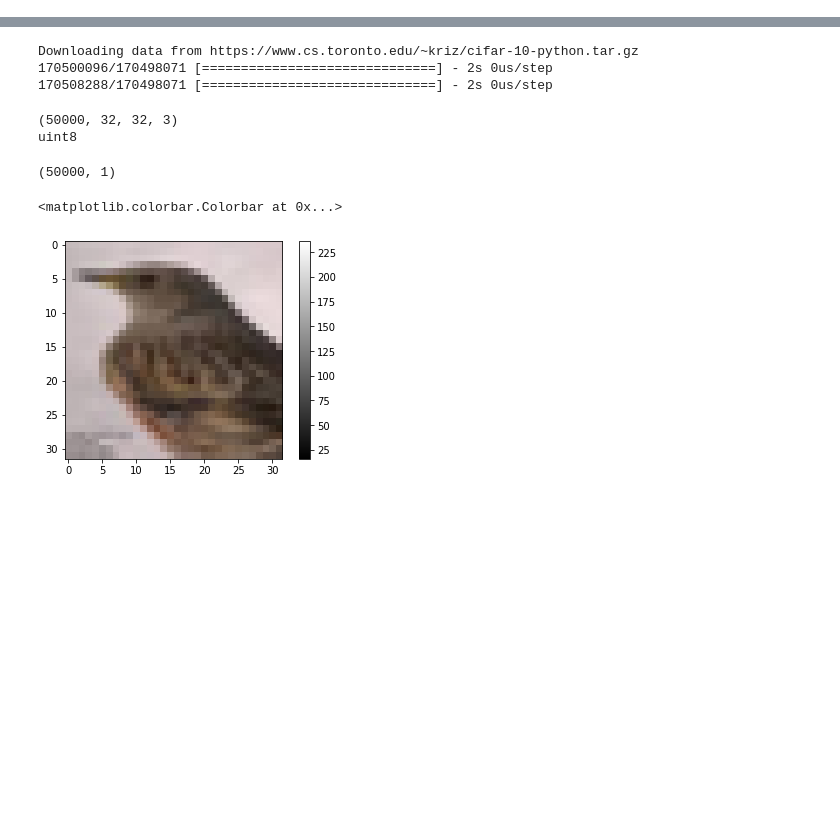
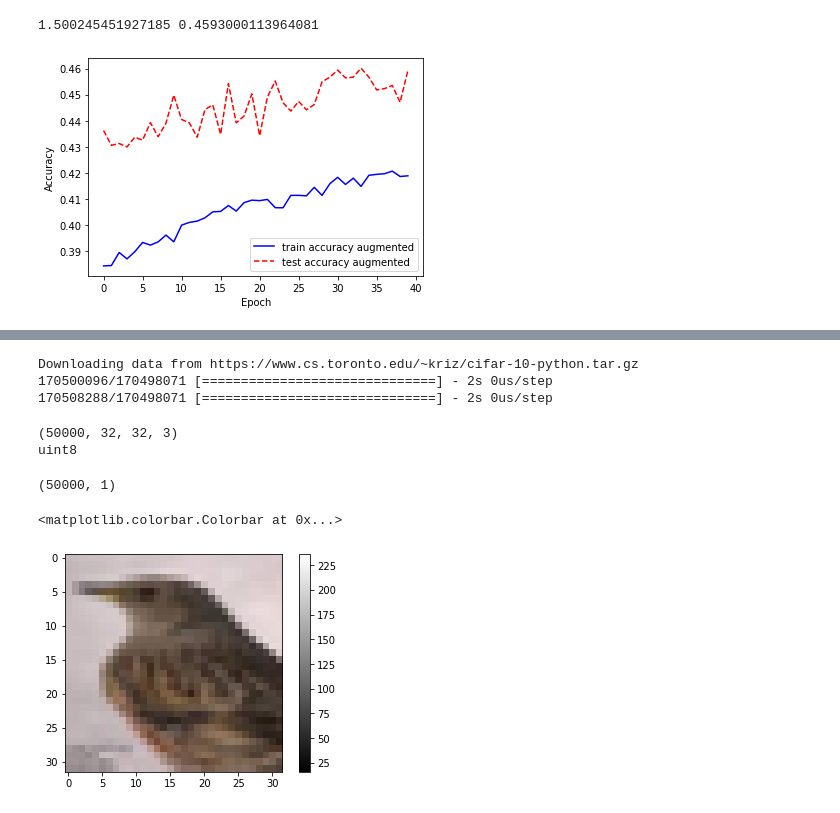
Before and after one commit to CamiloCorredor/CIFAR10, a Jupyter notebook: taller_1.ipynb, the cells around one changed output, grey strips where cells are left out. Saved outputs shown, nothing was run; the diff lists cells and outputs as text; code cells hidden in the pictures; blank space fills up the shorter version.

```diff
--- a/taller_1.ipynb
+++ b/taller_1.ipynb
@@ -12,0 +98,16 @@ CIFAR10 = keras.datasets.cifar10
+# %%
+model.compile(optimizer='adam',
+              loss= 'categorical_crossentropy',
+              metrics=['accuracy'])
+# %%
+batch_size = 512
+epochs = 40
+# %%
+m_aug = model
+datagen.fit(x_train)
+
+history_aug = m_aug.fit(
+    datagen.flow(x_train, y_train, batch_size=batch_size),
+    epochs=epochs,
+    validation_data=(x_test, y_test))
+loss_aug, acc_aug = m_aug.evaluate(x_test,  y_test)
@@ -12,0 +132,4 @@ CIFAR10 = keras.datasets.cifar10
+# %%
+print(loss_aug, acc_aug)
+# %% [output]
+1.500245451927185 0.4593000113964081
@@ -12,0 +141,24 @@ CIFAR10 = keras.datasets.cifar10
+# %%
+fig = plt.figure()
+fig.patch.set_facecolor('white')
+
+plt.plot(history_aug.history['accuracy'],
+         label='train accuracy augmented',
+         c='blue', ls='-')
+plt.plot(history_aug.history['val_accuracy'],
+         label='test accuracy augmented',
+         c='red',ls='--')
+
+# plt.plot(history_no_aug.history['accuracy'],
+#          label='train accuracy',
+#          c='dodgerblue', ls='-')
+# plt.plot(history_no_aug.history['val_accuracy'],
+#          label='test accuracy',
+#          c='dodgerblue', ls='--')
+
+plt.xlabel('Epoch')
+plt.ylabel('Accuracy')
+plt.legend(loc='lower right')
+plt.show()
+# %% [output]
+[figure, added]
```
Also changed, not shown: parts of 18 cells of this notebook.
